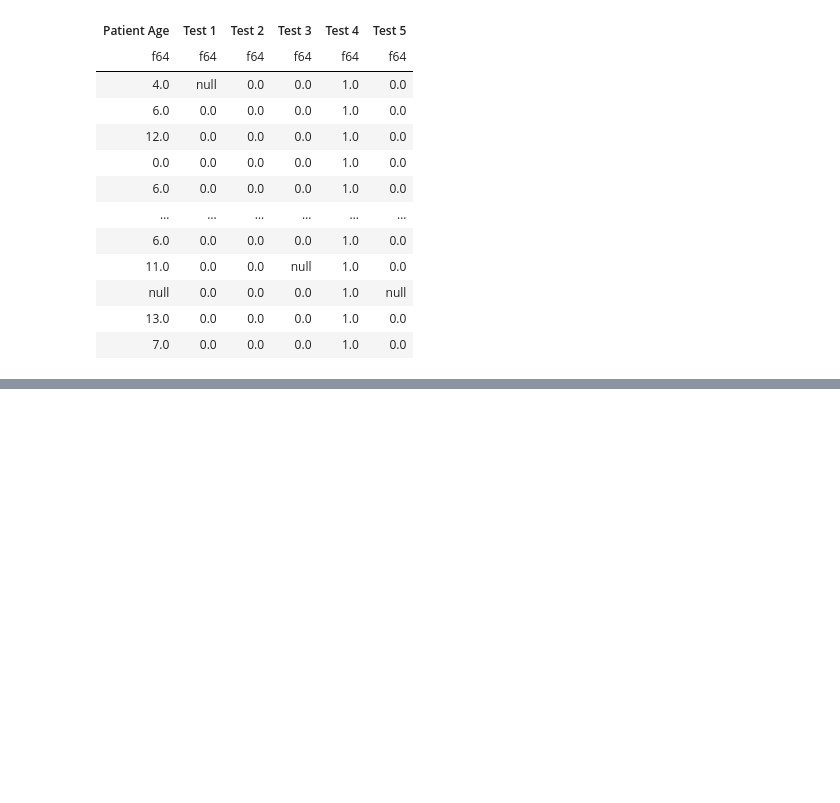
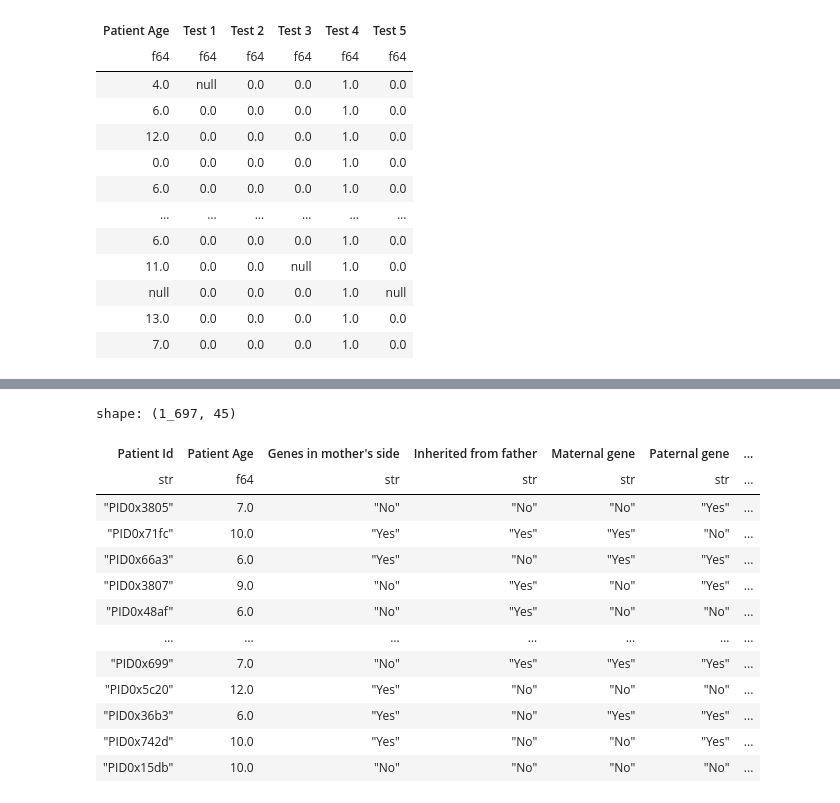
Before and after one commit to JacquelineAldridge/data-visualization-notebooks, a Jupyter notebook: notebooks/3-filtering.ipynb, the cells around one changed output, grey strips where cells are left out. Cells and saved outputs as stored; diff of their text form; code cells hidden in the pictures; blank space fills up the shorter version.

```diff
--- a/notebooks/3-filtering.ipynb
+++ b/notebooks/3-filtering.ipynb
@@ -123,0 +145,18 @@ shape: (7_656, 6)
+# %%
+df_datos.filter((pl.col("Patient Age").is_between(5,12)) &
+(pl.col("Disorder Subclass").str.contains("Cystic fibrosis")))
+# %% [output]
+shape: (1_697, 45)
+| Patient Id | Patient Age | Genes in mother's side | Inherited from father | Maternal gene | Paternal gene | ... |
+| str | f64 | str | str | str | str | ... |
+| "PID0x3805" | 7.0 | "No" | "No" | "No" | "Yes" | ... |
+| "PID0x71fc" | 10.0 | "Yes" | "Yes" | "Yes" | "No" | ... |
+| "PID0x66a3" | 6.0 | "Yes" | "No" | "Yes" | "Yes" | ... |
+| "PID0x3807" | 9.0 | "No" | "Yes" | "No" | "Yes" | ... |
+| "PID0x48af" | 6.0 | "No" | "Yes" | "No" | "No" | ... |
+| … | … | … | … | … | … | ... |
+| "PID0x699" | 7.0 | "No" | "Yes" | "Yes" | "Yes" | ... |
+| "PID0x5c20" | 12.0 | "Yes" | "No" | "No" | "No" | ... |
+| "PID0x36b3" | 6.0 | "Yes" | "No" | "Yes" | "Yes" | ... |
+| "PID0x742d" | 10.0 | "Yes" | "No" | "No" | "Yes" | ... |
+| "PID0x15db" | 10.0 | "No" | "No" | "No" | "No" | ... |
```
Also changed, not shown: parts of 9 cells of this notebook.
